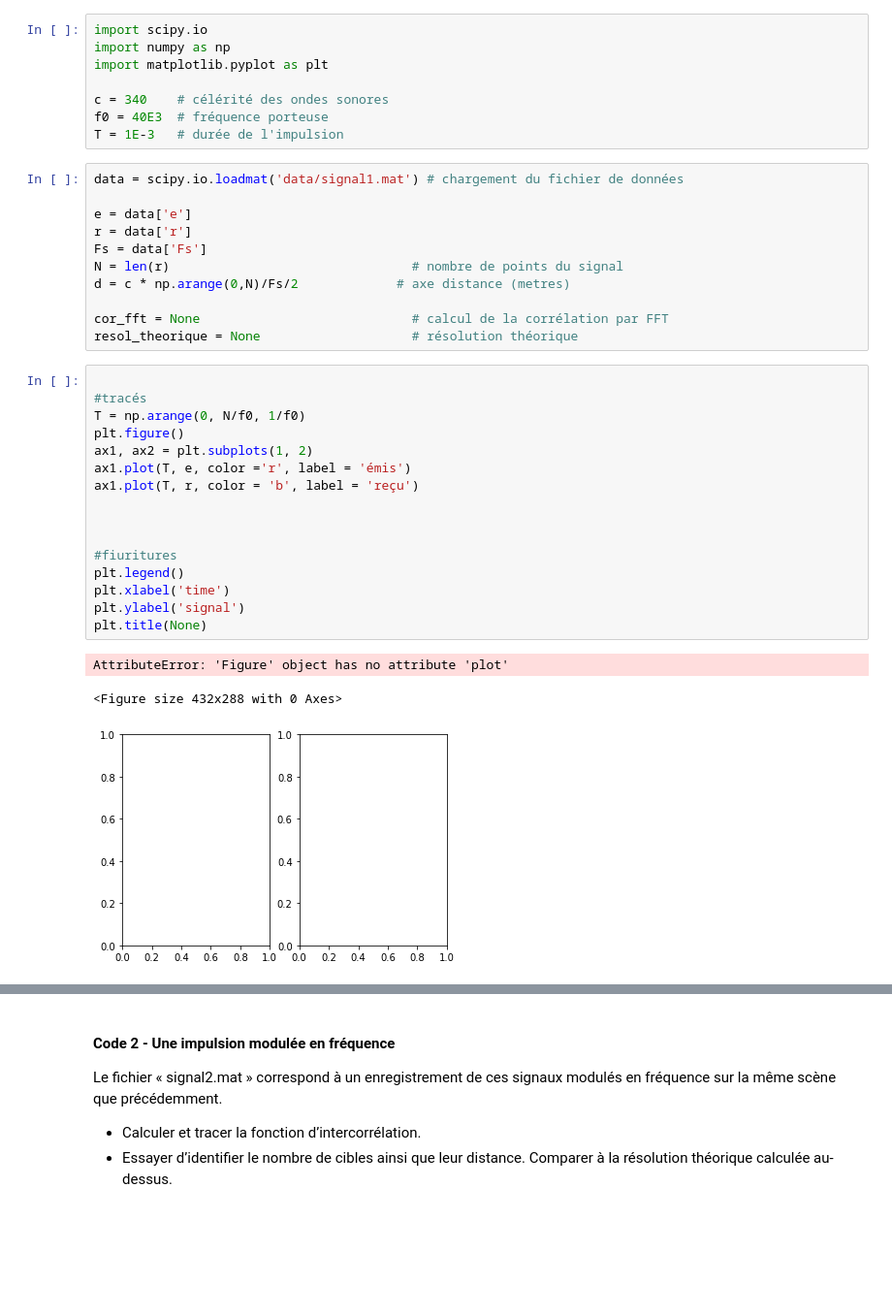
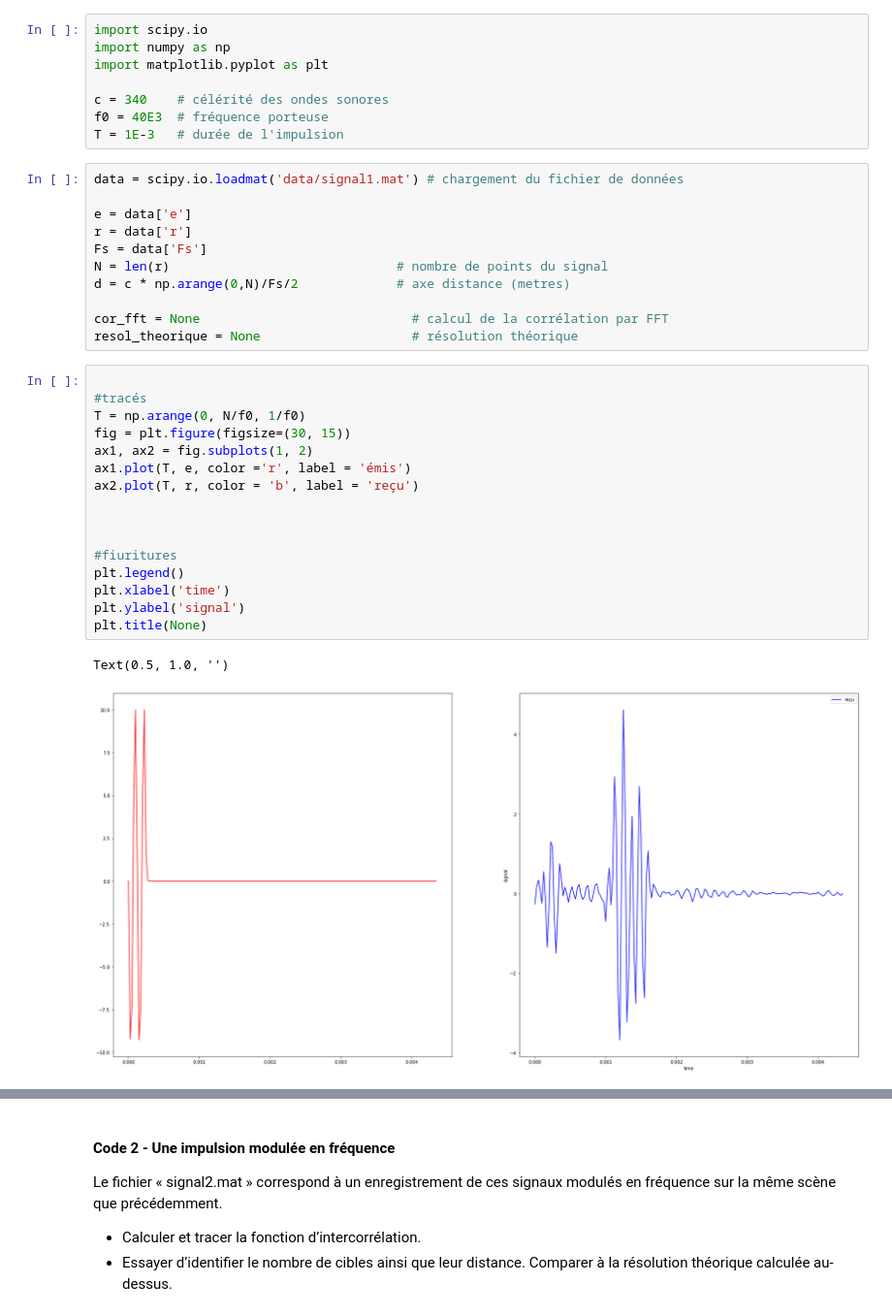
Before and after one commit to 21garbe/Traitement-du-siganl---1A, a Jupyter notebook: mini_projet_radar.ipynb, the cells around one changed output, grey strips where cells are left out. Shown: that part at 97% size. Cells and saved outputs as stored; diff of their text form; blank space fills up the shorter version.

```diff
--- a/mini_projet_radar.ipynb
+++ b/mini_projet_radar.ipynb
@@ -143,7 +145,7 @@ data = scipy.io.loadmat('data/signal1.mat') # chargement du fichier de données
 e = data['e']
 r = data['r']
 Fs = data['Fs']
-N = len(r)                                # nombre de points du signal
+N = len(r)                              # nombre de points du signal
 d = c * np.arange(0,N)/Fs/2             # axe distance (metres)
 
 cor_fft = None                            # calcul de la corrélation par FFT
@@ -151,20 +153,19 @@ resol_theorique = None                    # résolution théorique
 # %%
 
 #tracés
 T = np.arange(0, N/f0, 1/f0)
-plt.figure()
-ax1, ax2 = plt.subplots(1, 2)
+fig = plt.figure(figsize=(30, 15))
+ax1, ax2 = fig.subplots(1, 2)
 ax1.plot(T, e, color ='r', label = 'émis')
-ax1.plot(T, r, color = 'b', label = 'reçu')
+ax2.plot(T, r, color = 'b', label = 'reçu')
 
 
 
 #fiuritures
 plt.legend()
 plt.xlabel('time')
 plt.ylabel('signal')
 plt.title(None)
 # %% [output]
-AttributeError: 'Figure' object has no attribute 'plot'
+Text(0.5, 1.0, '')
-<Figure size 432x288 with 0 Axes>
-[figure, old version]
+[figure, new version]
```
Also changed, not shown: parts of 6 cells of this notebook.
